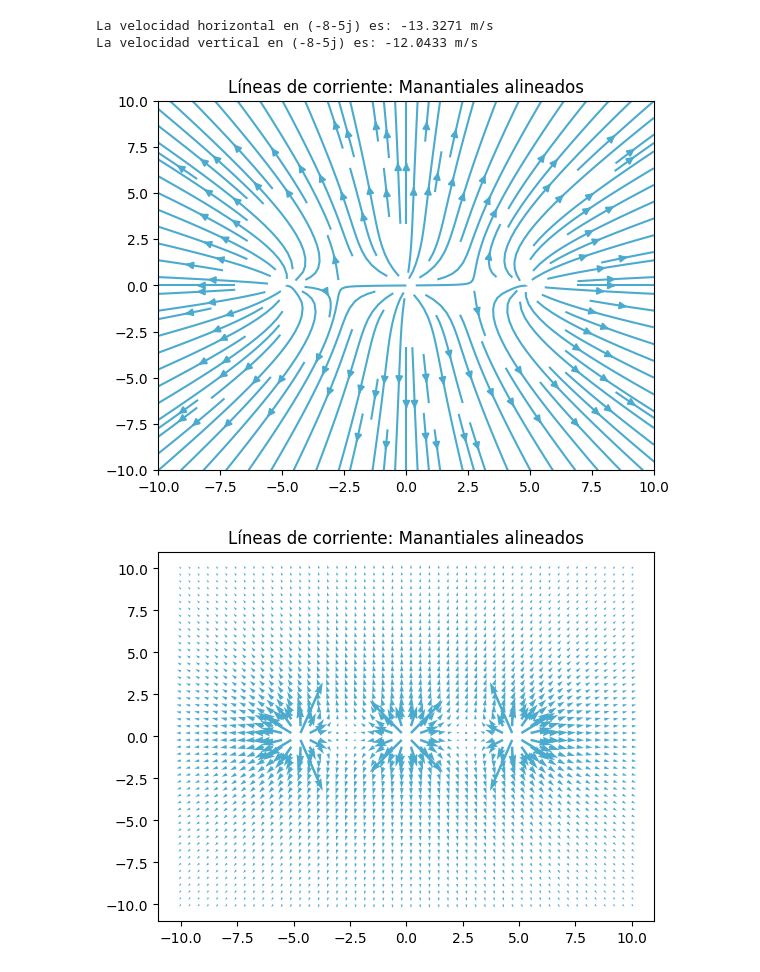
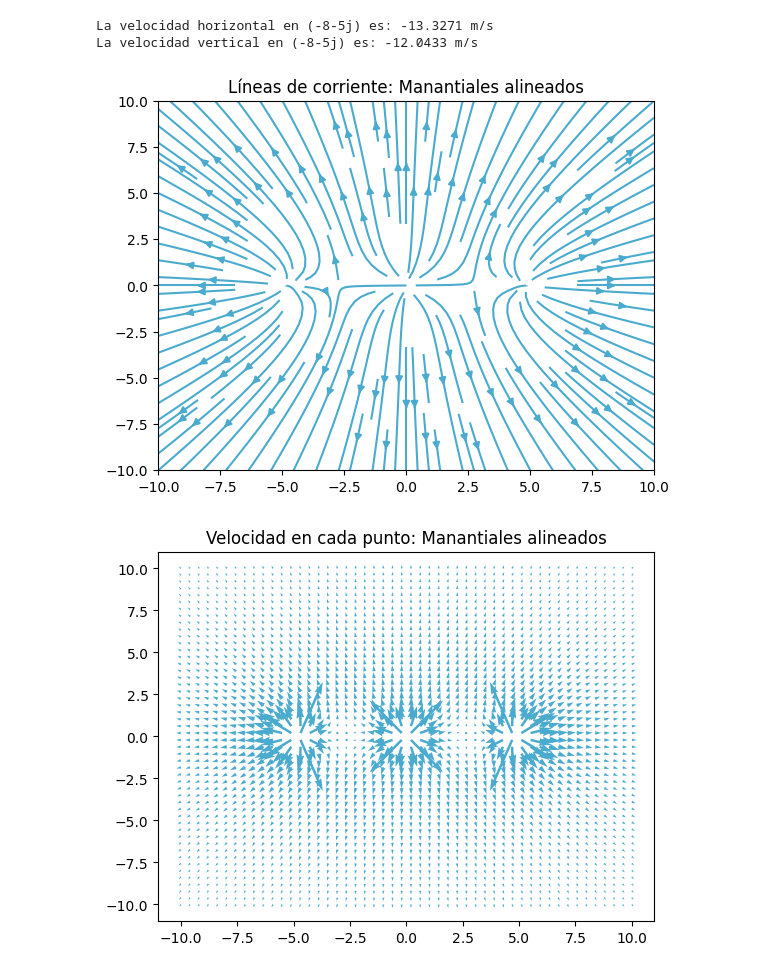
Before and after one commit to RistoRisoto/Aerodinamica, a Jupyter notebook: Ej4ManantialesAlineados.ipynb, the cells around one changed output. Drawn from its saved outputs; the diff is of its cells as text; code cells hidden in the pictures.

```diff
--- a/Ej4ManantialesAlineados.ipynb
+++ b/Ej4ManantialesAlineados.ipynb
@@ -30,35 +30,35 @@ U,V=np.meshgrid(x,y)
 #Parámetros del problema
 a=4.8
 Q=337
 tm=[-a,0,a]
 def manan(t):
     f=0
     for i in range(len(tm)):
         f+=c.log(t-tm[i])
     f*=(Q/(2*c.pi))
     return f
 
 X,Y,U,V=velgrid(manan)
 
 t0=complex(-8, -5) #Punto de interés
 u0,v0=uv(manan,t0)
 redon=4
 print('La velocidad horizontal en',t0,'es:',round(u0,redon),'m/s')
 print('La velocidad vertical en',t0,'es:',round(v0,redon),'m/s')
 
 plt.figure()
 plt.title("Líneas de corriente: Manantiales alineados")
 plt.streamplot(X,Y,U,V,color='#4aabcf',density=1.5)
 plt.show()
 plt.figure()
-plt.title("Líneas de corriente: Manantiales alineados")
+plt.title("Velocidad en cada punto: Manantiales alineados")
 plt.quiver(X,Y,U,V,color='#4aabcf',width=5e-3)
 plt.show()
 # %% [output]
 La velocidad horizontal en (-8-5j) es: -13.3271 m/s
 La velocidad vertical en (-8-5j) es: -12.0433 m/s
 [figure]
-[figure, old version]
+[figure, new version]
 # %%
 #Ejercicio 4: Manantiales alineados en el plano z=0
 #Cálculo realizado derivando a partir de la velocidad conjugada
```
Also changed, not shown: parts of 1 cell of this notebook.
